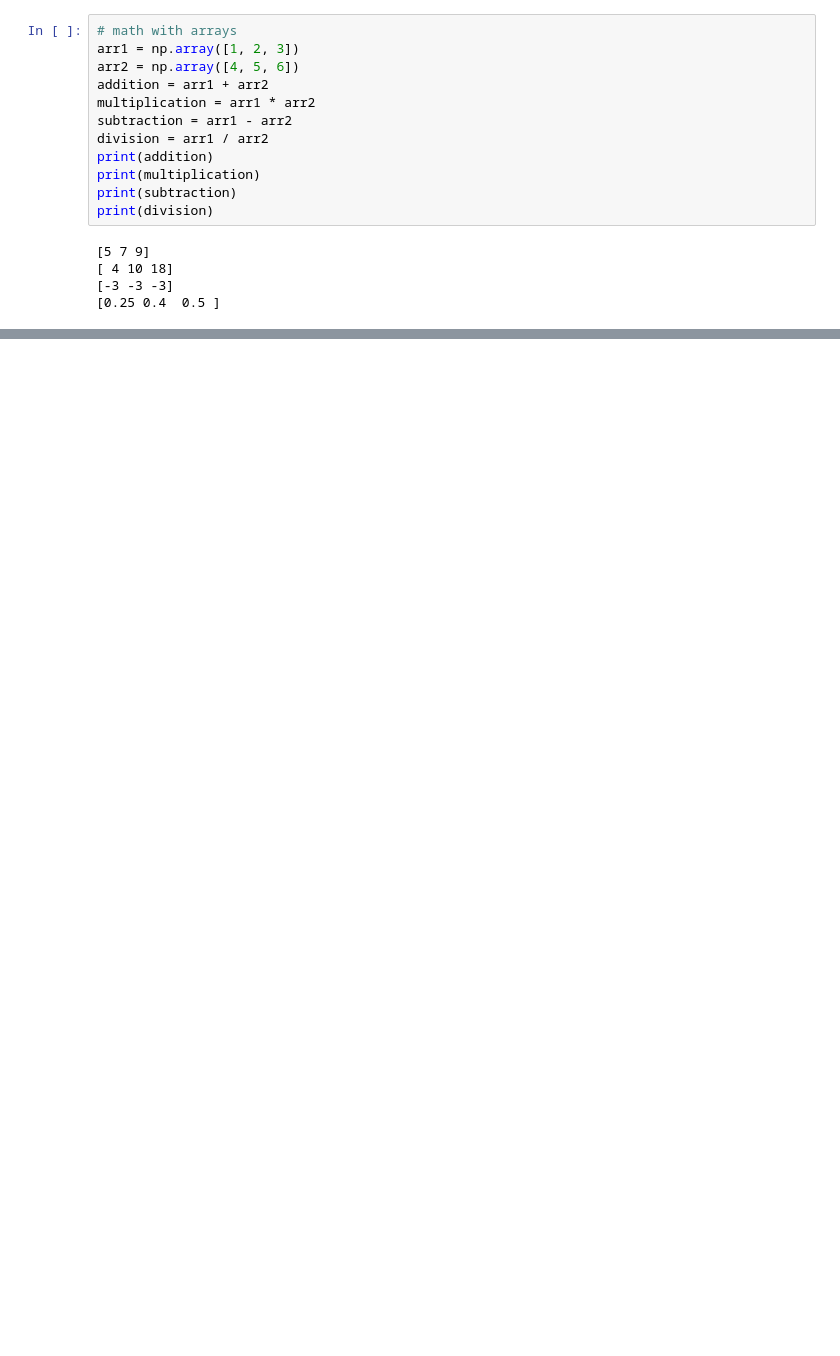
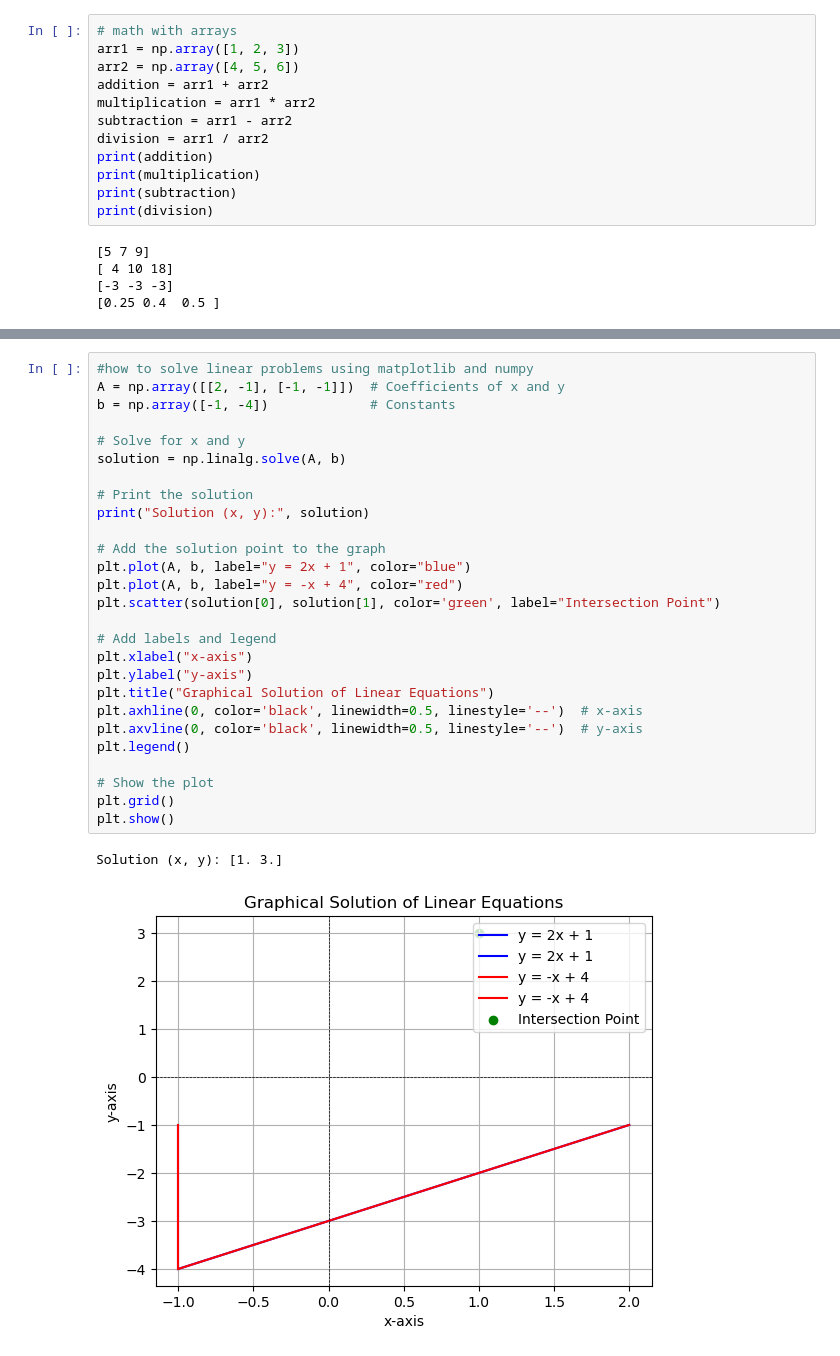
Before and after one commit to Gervi-Hera-Vitr/sindri-labs, a Jupyter notebook: labs/google/104-core-libraries/01-numpy.ipynb, the cells around one changed output, grey strips where cells are left out. Cells and saved outputs as stored; diff of their text form; blank space fills up the shorter version.

```diff
--- a/labs/google/104-core-libraries/01-numpy.ipynb
+++ b/labs/google/104-core-libraries/01-numpy.ipynb
@@ -91,0 +170,30 @@ print(result)
+# %%
+#how to solve linear problems using matplotlib and numpy
+A = np.array([[2, -1], [-1, -1]])  # Coefficients of x and y
+b = np.array([-1, -4])             # Constants
+
+# Solve for x and y
+solution = np.linalg.solve(A, b)
+
+# Print the solution
+print("Solution (x, y):", solution)
+
+# Add the solution point to the graph
+plt.plot(A, b, label="y = 2x + 1", color="blue")
+plt.plot(A, b, label="y = -x + 4", color="red")
+plt.scatter(solution[0], solution[1], color='green', label="Intersection Point")
+
+# Add labels and legend
+plt.xlabel("x-axis")
+plt.ylabel("y-axis")
+plt.title("Graphical Solution of Linear Equations")
+plt.axhline(0, color='black', linewidth=0.5, linestyle='--')  # x-axis
+plt.axvline(0, color='black', linewidth=0.5, linestyle='--')  # y-axis
+plt.legend()
+
+# Show the plot
+plt.grid()
+plt.show()
+# %% [output]
+Solution (x, y): [1. 3.]
+[figure, added]
```
Also changed, not shown: parts of 14 cells of this notebook.
